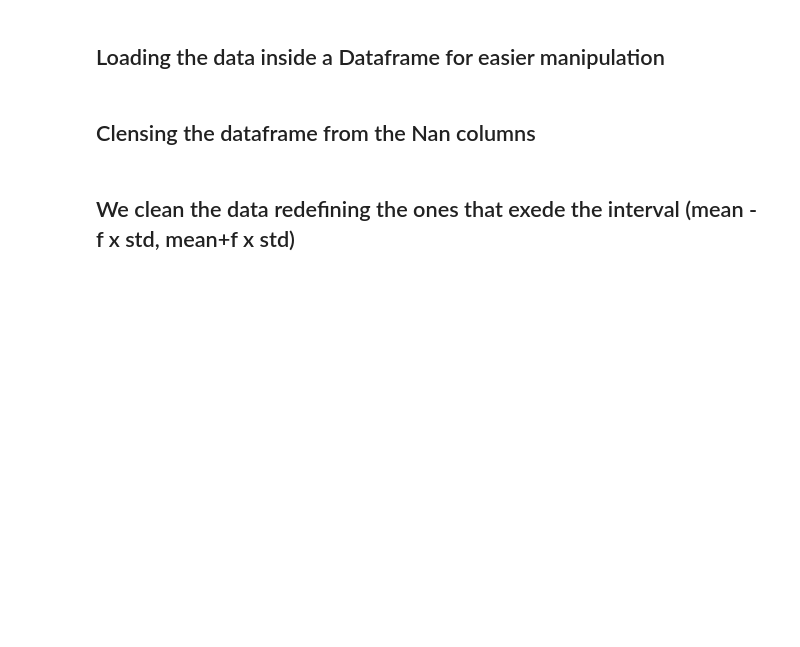
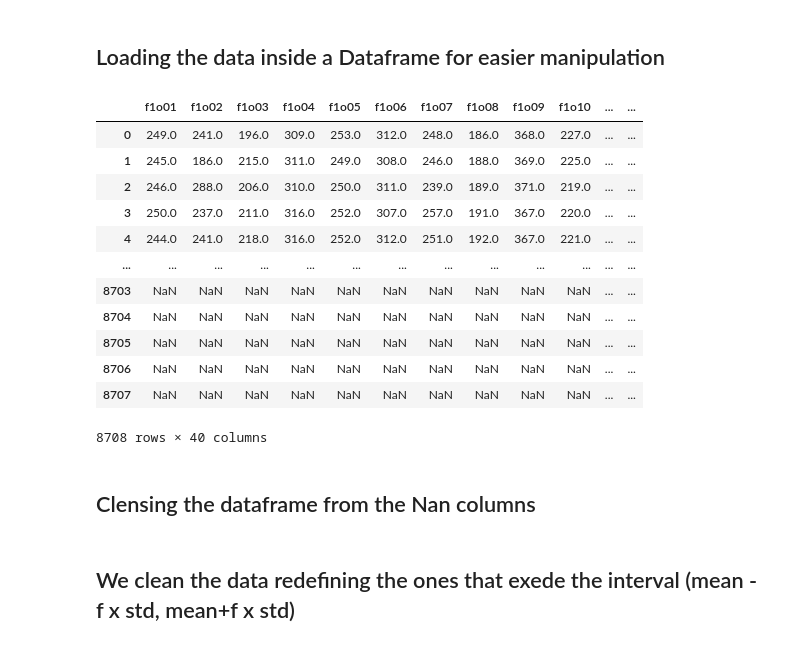
Before and after one commit to threeblueonebrowneyes/Critical-Scale-Invariance-Heart-Rate, a Jupyter notebook: CleanCode_Combined.ipynb, the cells around one changed output. Drawn from its saved outputs; the diff is of its cells as text; code cells hidden in the pictures; blank space fills up the shorter version.

```diff
--- a/CleanCode_Combined.ipynb
+++ b/CleanCode_Combined.ipynb
@@ -202,6 +219,21 @@ plt.legend('right down')
 ## Loading the data inside a Dataframe for easier manipulation
 # %%
 RR_intervals_original=pd.read_hdf('RR_intervals_original.hdf', key=key)
+RR_intervals_original
+# %% [output]
+|  | f1o01 | f1o02 | f1o03 | f1o04 | f1o05 | f1o06 | f1o07 | f1o08 | f1o09 | f1o10 | ... | ... |
+| 0 | 249.0 | 241.0 | 196.0 | 309.0 | 253.0 | 312.0 | 248.0 | 186.0 | 368.0 | 227.0 | ... | ... |
+| 1 | 245.0 | 186.0 | 215.0 | 311.0 | 249.0 | 308.0 | 246.0 | 188.0 | 369.0 | 225.0 | ... | ... |
+| 2 | 246.0 | 288.0 | 206.0 | 310.0 | 250.0 | 311.0 | 239.0 | 189.0 | 371.0 | 219.0 | ... | ... |
+| 3 | 250.0 | 237.0 | 211.0 | 316.0 | 252.0 | 307.0 | 257.0 | 191.0 | 367.0 | 220.0 | ... | ... |
+| 4 | 244.0 | 241.0 | 218.0 | 316.0 | 252.0 | 312.0 | 251.0 | 192.0 | 367.0 | 221.0 | ... | ... |
+| ... | ... | ... | ... | ... | ... | ... | ... | ... | ... | ... | ... | ... |
+| 8703 | NaN | NaN | NaN | NaN | NaN | NaN | NaN | NaN | NaN | NaN | ... | ... |
+| 8704 | NaN | NaN | NaN | NaN | NaN | NaN | NaN | NaN | NaN | NaN | ... | ... |
+| 8705 | NaN | NaN | NaN | NaN | NaN | NaN | NaN | NaN | NaN | NaN | ... | ... |
+| 8706 | NaN | NaN | NaN | NaN | NaN | NaN | NaN | NaN | NaN | NaN | ... | ... |
+| 8707 | NaN | NaN | NaN | NaN | NaN | NaN | NaN | NaN | NaN | NaN | ... | ... |
+8708 rows × 40 columns
 # %% [markdown]
 ## Clensing the dataframe from the Nan columns
 # %%
```
Also changed, not shown: parts of 3 cells of this notebook.
